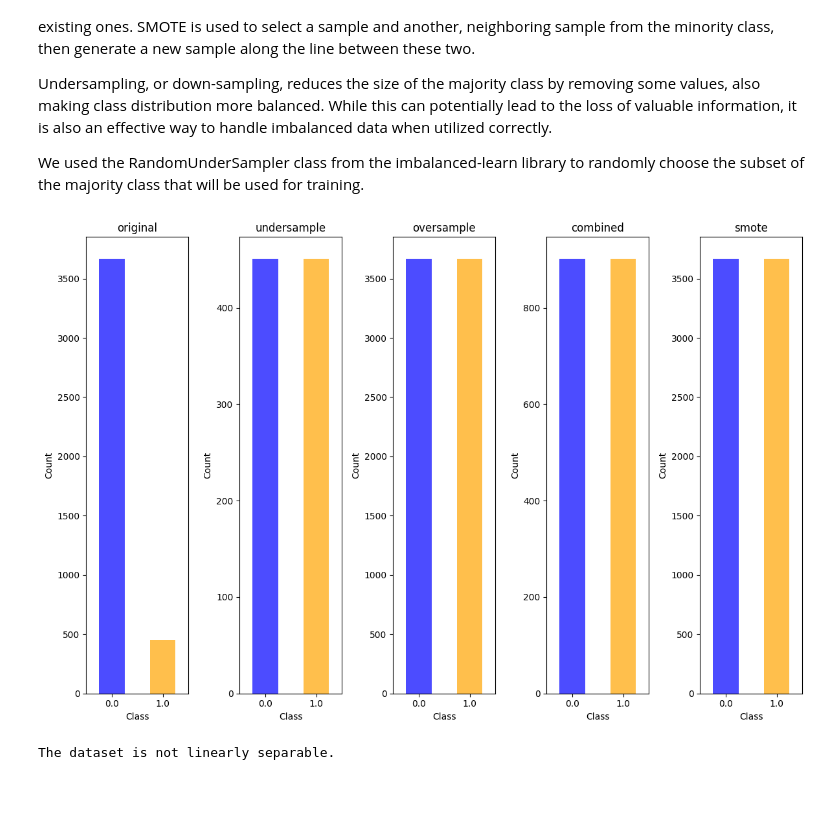
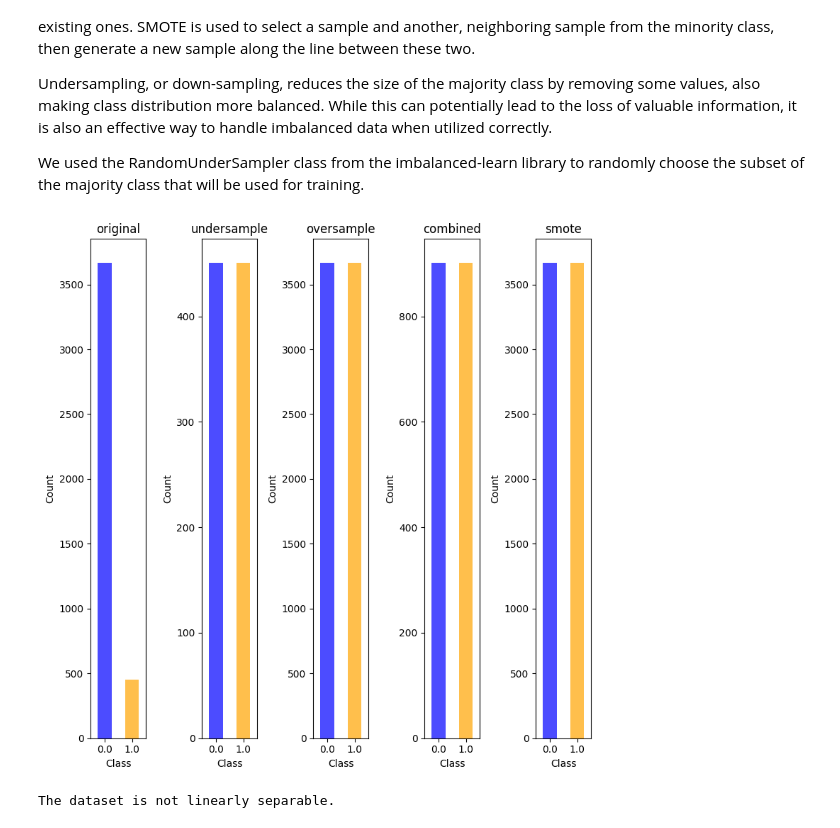
Before and after one commit to tuclaure/CSU-CS-345, a Jupyter notebook: FeatureEngineering.ipynb, the cells around one changed output. Drawn from its saved outputs; the diff is of its cells as text; code cells hidden in the pictures; blank space fills up the shorter version.

```diff
--- a/FeatureEngineering.ipynb
+++ b/FeatureEngineering.ipynb
@@ -528,35 +535,38 @@ def get_sampling_methods():
     return sampling_methods
 
 def visualize_sampling_effects(data):
 
     y = data['y']
     X = data.drop(columns=['y'])
     # Prepare the distributions for visualization
     distributions = {}
     sampling_methods = get_sampling_methods()
 
     # Collect class distributions for each sampling method
     for method_name in sampling_methods.keys():
         _, y_sampled = sampling_methods[method_name](X, y)
         distributions[method_name] = y_sampled.value_counts().sort_index()
 
     # Visualize the distributions
-    plt.figure(figsize=(12, 8))
+    plt.figure(figsize=(8, 8))
     num_methods = len(distributions)
 
     for idx, (method, distribution) in enumerate(distributions.items()):
         plt.subplot(1, num_methods, idx + 1)
         distribution.plot(kind='bar', color=['blue', 'orange'], alpha=0.7)
         plt.title(method)
         plt.xlabel("Class")
         plt.ylabel("Count")
         plt.xticks(rotation=0)
 
     plt.tight_layout()
     plt.show()
 
-data = preprocessing()
-visualize_sampling_effects(data)
+def run_visualizer():
+    data = preprocessing()
+    visualize_sampling_effects(data)
+
+run_visualizer()
 # %% [output]
-[figure, old version]
+[figure, new version]
 # %%
```
Also changed, not shown: parts of 13 cells of this notebook.
